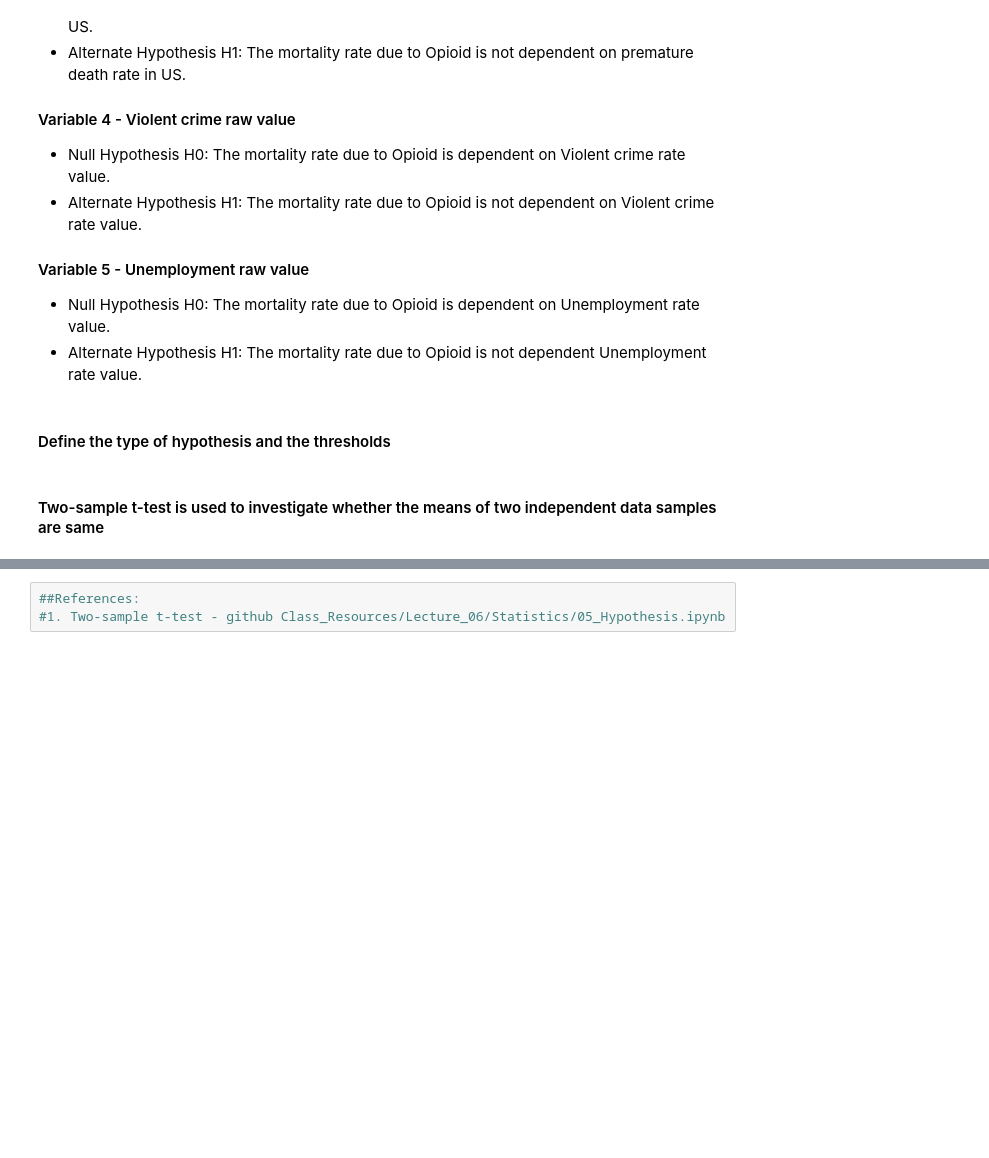
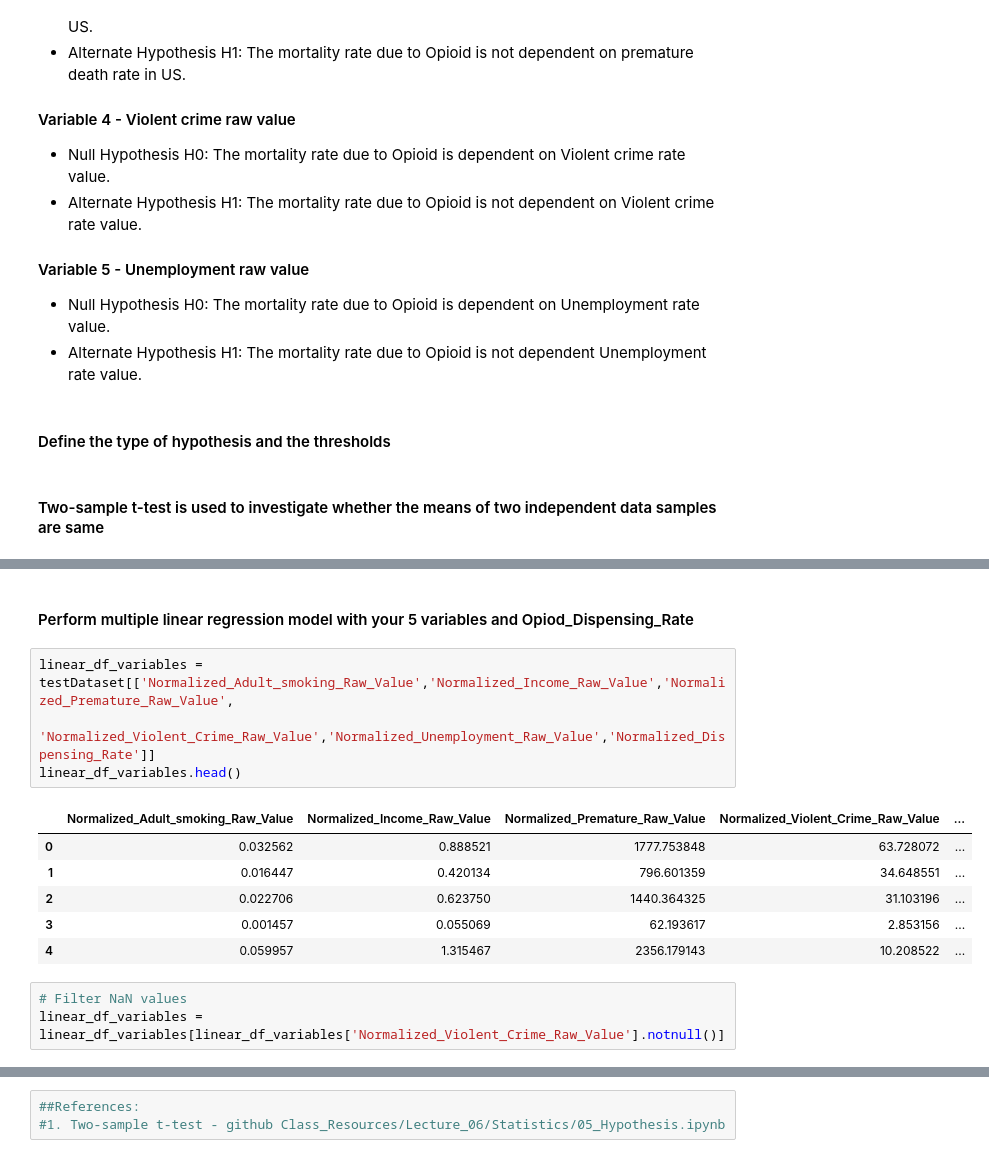
Before and after one commit to manishshah1698/OPIOID_DATA_ANALYSE, a Jupyter notebook: src/member/aditi/stage_3/Stage - III.ipynb, the cells around one changed output, grey strips where cells are left out. Cells and saved outputs as stored; diff of their text form; blank space fills up the shorter version.

```diff
--- a/src/member/aditi/stage_3/Stage - III.ipynb
+++ b/src/member/aditi/stage_3/Stage - III.ipynb
@@ -558,0 +641,16 @@ stats.ttest_ind(a= normalized_dataset[normalized_dataset["Binary_Norm_Deaths"]==
+# %% [markdown]
+#### Perform multiple linear regression model with your 5 variables and Opiod_Dispensing_Rate
+# %%
+linear_df_variables = testDataset[['Normalized_Adult_smoking_Raw_Value','Normalized_Income_Raw_Value','Normalized_Premature_Raw_Value',
+                                   'Normalized_Violent_Crime_Raw_Value','Normalized_Unemployment_Raw_Value','Normalized_Dispensing_Rate']]
+linear_df_variables.head()
+# %% [output]
+|  | Normalized_Adult_smoking_Raw_Value | Normalized_Income_Raw_Value | Normalized_Premature_Raw_Value | Normalized_Violent_Crime_Raw_Value | ... |
+| 0 | 0.032562 | 0.888521 | 1777.753848 | 63.728072 | ... |
+| 1 | 0.016447 | 0.420134 | 796.601359 | 34.648551 | ... |
+| 2 | 0.022706 | 0.623750 | 1440.364325 | 31.103196 | ... |
+| 3 | 0.001457 | 0.055069 | 62.193617 | 2.853156 | ... |
+| 4 | 0.059957 | 1.315467 | 2356.179143 | 10.208522 | ... |
+# %%
+# Filter NaN values
+linear_df_variables = linear_df_variables[linear_df_variables['Normalized_Violent_Crime_Raw_Value'].notnull()]
```
Also changed, not shown: parts of 22 cells of this notebook.
